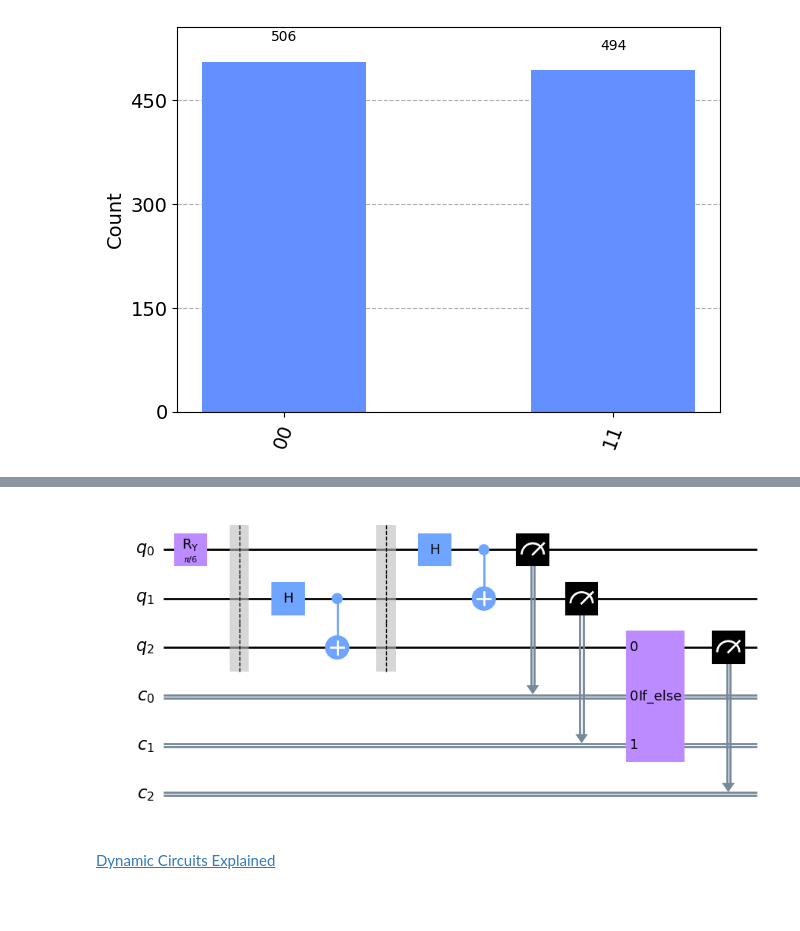
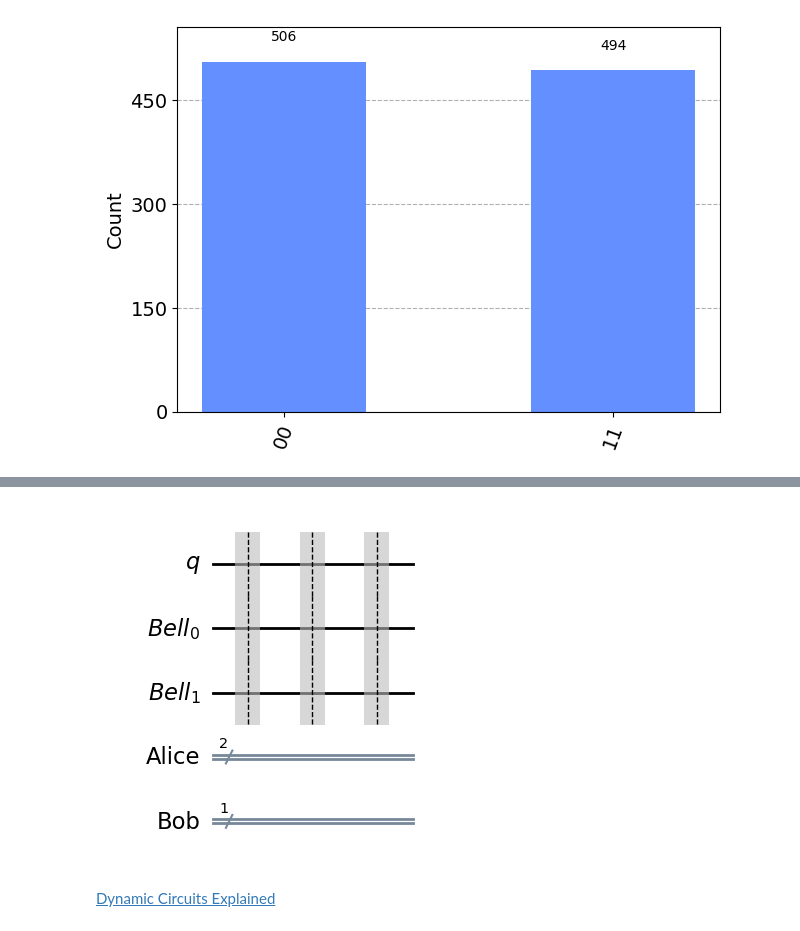
Before and after one commit to aztec-quantum/FA23-labs, a Jupyter notebook: labs/lab5/lab5.ipynb, the cells around one changed output, grey strips where cells are left out. Cells and saved outputs as stored; diff of their text form; code cells hidden in the pictures; blank space fills up the shorter version.

```diff
--- a/labs/lab5/lab5.ipynb
+++ b/labs/lab5/lab5.ipynb
@@ -126,26 +126,38 @@ Given the quantum circuit diagram below implement Quantum Teleportation Algorith
 # %%
-tele_circ = QuantumCircuit(3, 3)
+tele_circ = QuantumCircuit(1)
+bell = QuantumRegister(2, 'Bell')
+alice = ClassicalRegister(2, 'Alice')
+bob = ClassicalRegister(1, 'Bob')
+
+tele_circ.add_register(bell, alice, bob)
+phase_angle = Parameter('T')
 
 # YOUR CODE GOES HERE
-# Apply First gate to initialize the message state
+# Apply RYGate with phase_angle gate to initialize the message state
 
+tele_circ.barrier()
 # Use apply_bell to create the entangled pair
 
 # Apply Alice's gates to the message and her entangled qubit
-
+# first CXGate the message and alice's qubit
+# then hadamard the message qubit
+tele_circ.barrier()
 # Measure the message and alice's qubit
 
 # Use Dynamic Circuits to apply Bob's gates to the entangled qubit
-
 # If Alice 1 == 1, apply X gate to Bob's qubit
 
 # If Alice 0 == 1, apply Z gate to Bob's qubit
 
 # Measure Bob's qubit
 
+tele_circ.barrier()
+
+#finally we can measure Bob's qubit to recover the state
+
 # YOUR CODE ENDS HERE
 tele_circ.draw(output='mpl')
 # %% [output]
-[figure, old version]
+[figure, new version]
 # %% [markdown]
 [Dynamic Circuits Explained](https://research.ibm.com/blog/quantum-dynamic-circuits)
```
Also changed, not shown: parts of 3 cells of this notebook, 1 other file.
